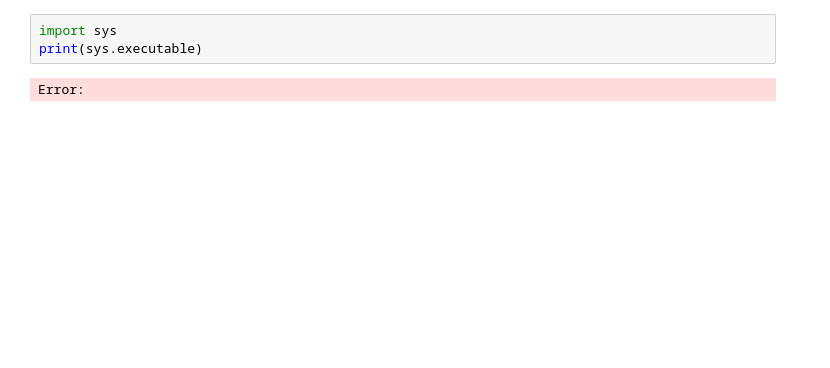
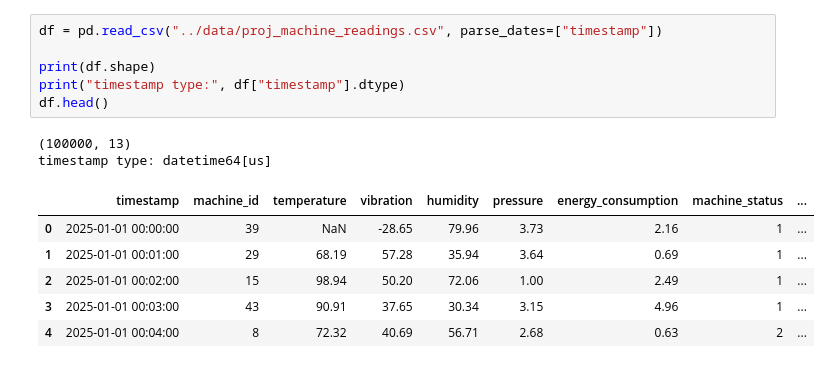
Before and after one commit to OreChemist/EGT309-Project-ML-ZA-, a Jupyter notebook: src/EDA_V1.ipynb, the cells around one changed output. Saved outputs shown, nothing was run; the diff lists cells and outputs as text; blank space fills up the shorter version.

Commit message:
Second Version of EDA Data Cleaned

```diff
--- a/src/EDA_V1.ipynb
+++ b/src/EDA_V1.ipynb
@@ -19,5 +17,15 @@ Error:
-# %%
-import sys
-print(sys.executable)
-# %% [output]
-Error:
+# %%
+df = pd.read_csv("../data/proj_machine_readings.csv", parse_dates=["timestamp"])
+
+print(df.shape)
+print("timestamp type:", df["timestamp"].dtype)
+df.head()
+# %% [output]
+(100000, 13)
+timestamp type: datetime64[us]
+|  | timestamp | machine_id | temperature | vibration | humidity | pressure | energy_consumption | machine_status | ... |
+| 0 | 2025-01-01 00:00:00 | 39 | NaN | -28.65 | 79.96 | 3.73 | 2.16 | 1 | ... |
+| 1 | 2025-01-01 00:01:00 | 29 | 68.19 | 57.28 | 35.94 | 3.64 | 0.69 | 1 | ... |
+| 2 | 2025-01-01 00:02:00 | 15 | 98.94 | 50.20 | 72.06 | 1.00 | 2.49 | 1 | ... |
+| 3 | 2025-01-01 00:03:00 | 43 | 90.91 | 37.65 | 30.34 | 3.15 | 4.96 | 1 | ... |
+| 4 | 2025-01-01 00:04:00 | 8 | 72.32 | 40.69 | 56.71 | 2.68 | 0.63 | 2 | ... |
```
Also changed, not shown: parts of 16 cells of this notebook.
